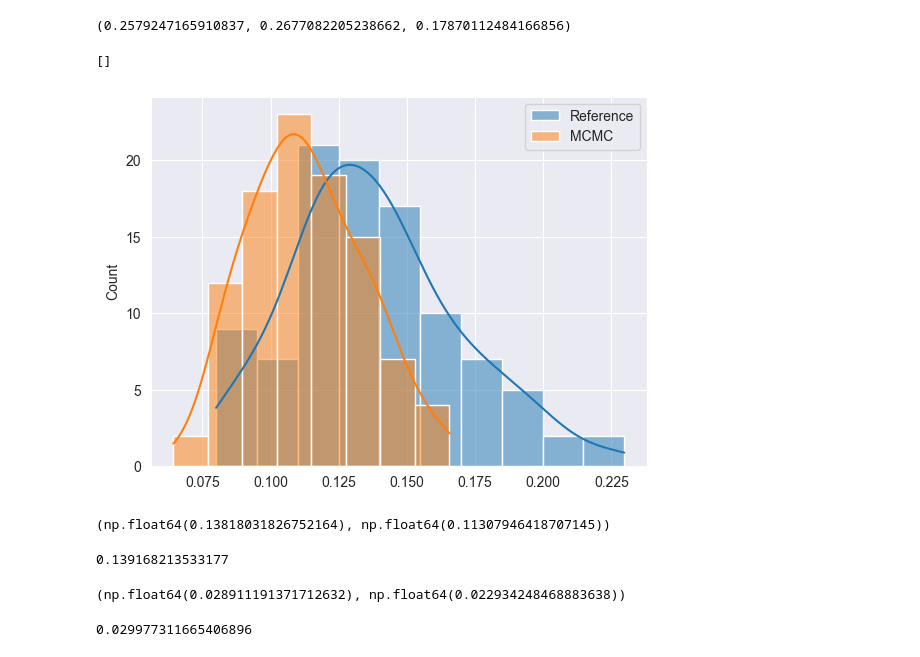
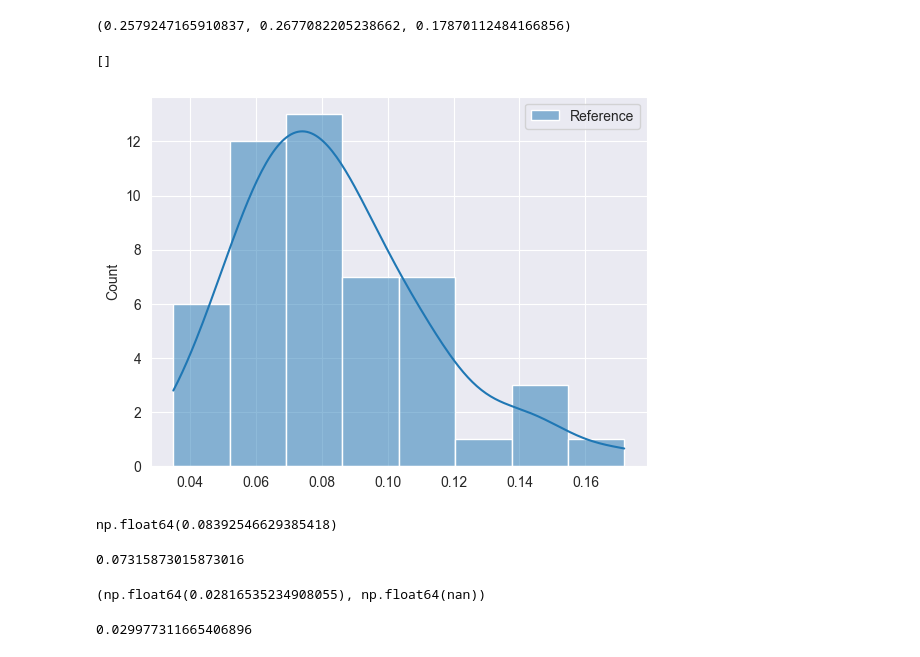
Before and after one commit to tochsner/ccd-validation, a Jupyter notebook: src/map_validation/map_validation.ipynb, the cells around one changed output. Drawn from its saved outputs; the diff is of its cells as text; code cells hidden in the pictures.

```diff
--- a/src/map_validation/map_validation.ipynb
+++ b/src/map_validation/map_validation.ipynb
@@ -302,56 +302,38 @@ def stirling_first_scipy(n, k):
             s[i][j] = s[i - 1][j - 1] + (i - 1) * s[i - 1][j]
 
     return s[n][k]
-# %%
-ref_heights = []
-map_heights = []
-diff = []
-
-for (dataset, run), map_files in list(map_trees_per_dataset.items()):
-    reference_tree = load_trees_from_file(REFERENCE_TREE_DIR / f"{dataset}_{run}.trees")[
-        0
-    ]
-
-    for map_file in map_files:
-        file_name_wo_ext = map_file.name.removesuffix(".trees")
-        *_, sample_size, model_name = file_name_wo_ext.split("_")
-
-        if int(sample_size) <= 1000:
-            # this is not the full dataset
-            continue
-
-        if "mrca" not in model_name:
-            continue
-
-        if dataset != "yule-50":
-            continue
-
-        map_tree = load_trees_from_file(map_file)[0]
-
-        ref_heights.append(reference_tree.distance(reference_tree.root, reference_tree.get_terminals()[0]))
-        map_heights.append(get_tree_height(map_tree))
-        diff.append(ref_heights[-1] - map_heights[-1])
-
-
-sns.histplot(ref_heights, kde=True, label="Reference")
-sns.histplot(map_heights, kde=True, label="MCMC")
-plt.legend()
-plt.plot()
-# %% [output]
-[]
-[figure, removed]
+# %%
+REFERENCE_TREE_DIR = Path("data/lphy")
+MCMC_TREE_DIR = Path("data/mcmc_runs_replica")
+# %%
+ref_heights = []
+
+for ref_tree_file in REFERENCE_TREE_DIR.glob("*.trees"):
+    reference_tree = load_trees_from_file(ref_tree_file)[0]
+    ref_heights.append(
+        reference_tree.distance(
+            reference_tree.root, reference_tree.get_terminals()[0]
+        )
+    )
+
+sns.histplot(ref_heights, kde=True, label="Reference")
+plt.legend()
+plt.plot()
+# %% [output]
+[]
+[figure, added]
 # %%
-np.mean(ref_heights), np.mean(map_heights)
+np.mean(ref_heights)
 # %% [output]
-(np.float64(0.13818031826752164), np.float64(0.11307946418707145))
+np.float64(0.08392546629385418)
 # %%
-sum([1 / x for x in range(2, 50)]) / 25
+sum([1 / x for x in range(2, 10)]) / 25
 # %% [output]
-0.139168213533177
+0.07315873015873016
 # %%
-np.std(ref_heights), np.std(map_heights)
+np.std(ref_heights)
 # %% [output]
-(np.float64(0.028911191371712632), np.float64(0.022934248468883638))
+(np.float64(0.02816535234908055), np.float64(nan))
 # %%
 (2 * sum([1 / x for x in range(2, 10)]) - 4 * sum([1 / x**2 for x in range(2, 10)])) / 50
 # %% [output]
```
Also changed, not shown: parts of 14 cells of this notebook, 10 other files.
